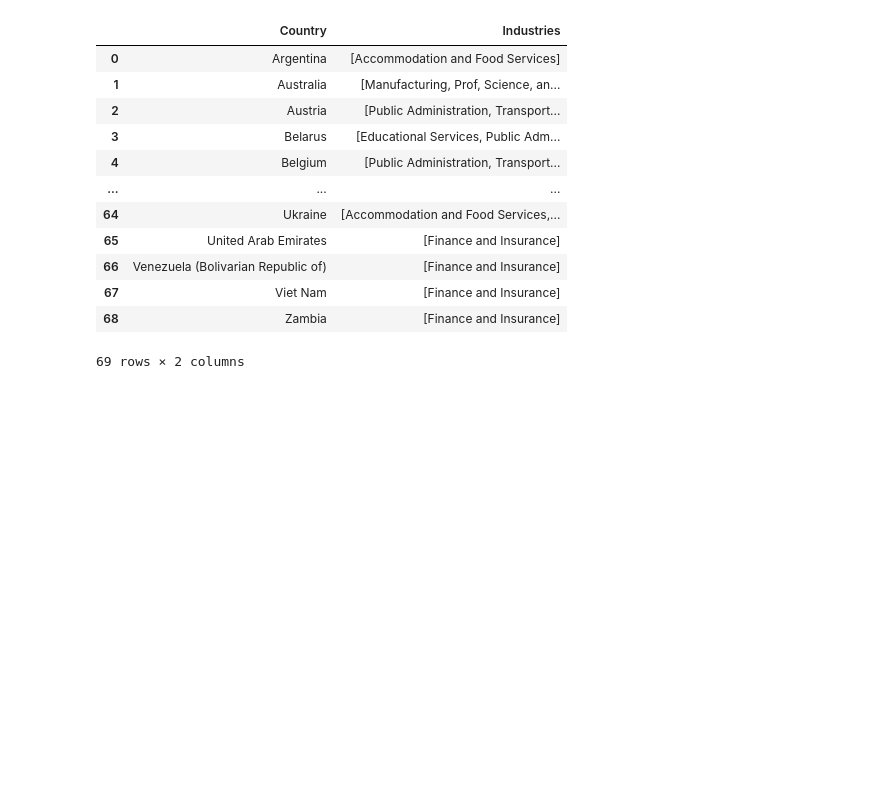
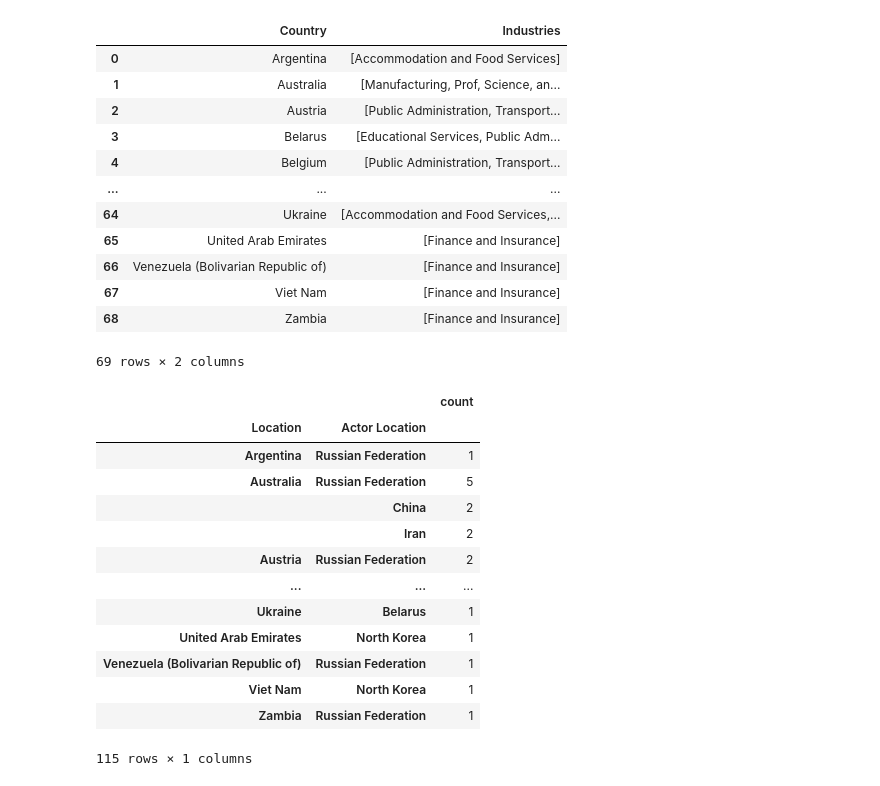
Before and after one commit to Sof0-0/CMPS3160_Project_CyberAttacks, a Jupyter notebook: DSProject.ipynb, the cells around one changed output. Drawn from its saved outputs; the diff is of its cells as text; code cells hidden in the pictures; blank space fills up the shorter version.

```diff
--- a/DSProject.ipynb
+++ b/DSProject.ipynb
@@ -654,3 +639,23 @@ display(industries_table)
 | 67 | Viet Nam | [Finance and Insurance] |
 | 68 | Zambia | [Finance and Insurance] |
 69 rows × 2 columns
+# %%
+pivot_att_locs = (filtered_att.
+                   groupby('Location')['Actor Location'].
+                   value_counts())
+pivot_att_locs.to_frame()
+# %% [output]
+|  |  | count |
+| Location | Actor Location |  |
+| Argentina | Russian Federation | 1 |
+| Australia | Russian Federation | 5 |
+|  | China | 2 |
+|  | Iran | 2 |
+| Austria | Russian Federation | 2 |
+| ... | ... | ... |
+| Ukraine | Belarus | 1 |
+| United Arab Emirates | North Korea | 1 |
+| Venezuela (Bolivarian Republic of) | Russian Federation | 1 |
+| Viet Nam | North Korea | 1 |
+| Zambia | Russian Federation | 1 |
+115 rows × 1 columns
```
Also changed, not shown: parts of 5 cells of this notebook, 1 other file.
